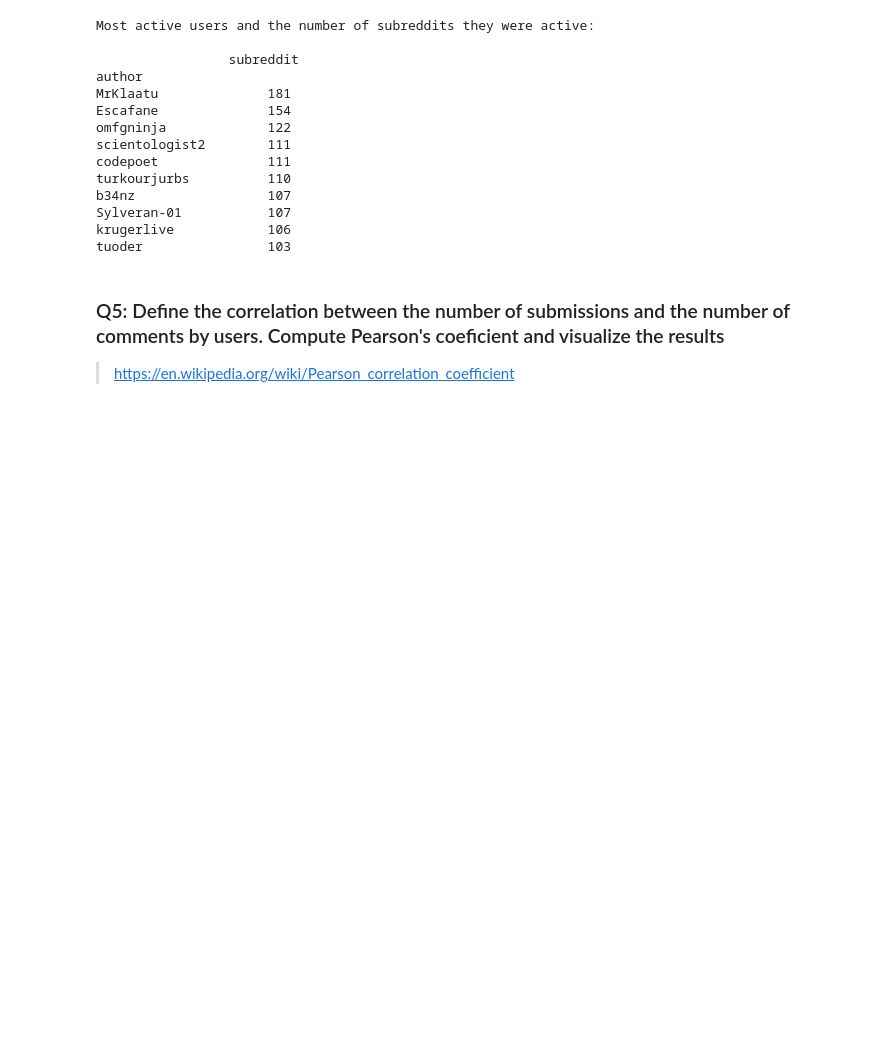
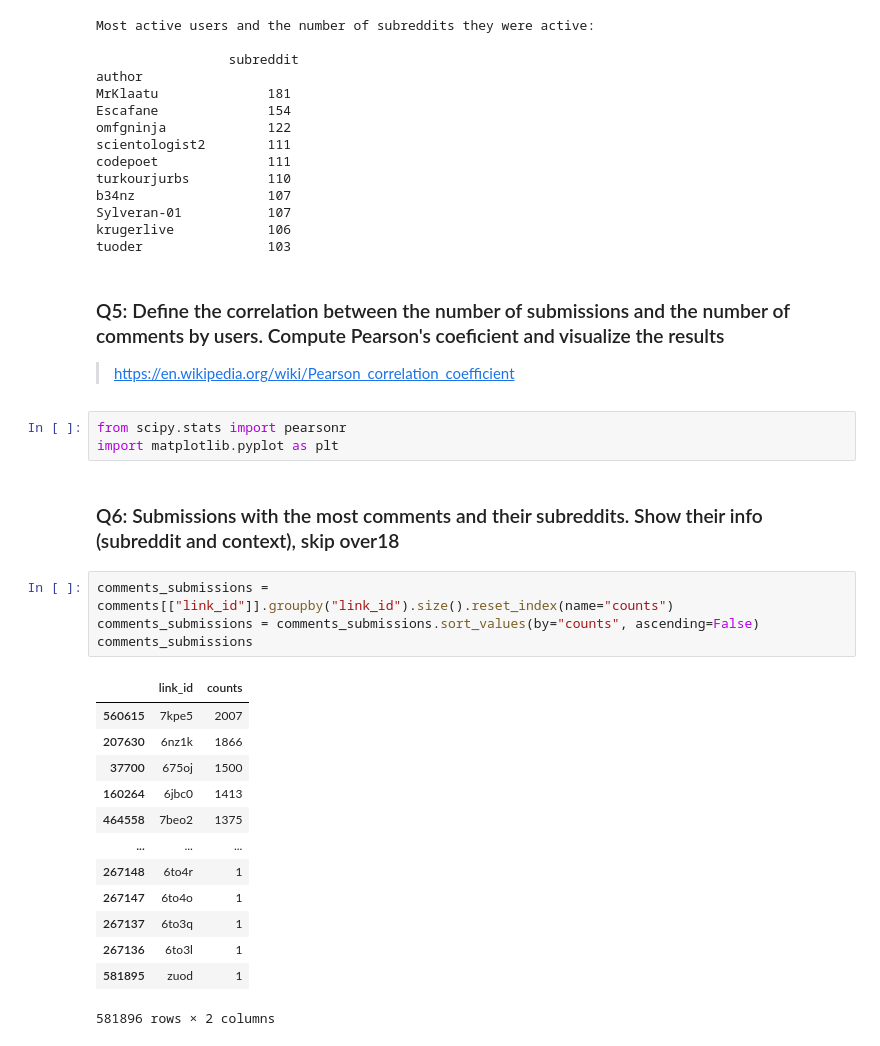
Before and after one commit to milicevicMarko/Reddit2008-Analysis, a Jupyter notebook: Static analysis.ipynb, the cells around one changed output. Cells and saved outputs as stored; diff of their text form; blank space fills up the shorter version.

```diff
--- a/Static analysis.ipynb
+++ b/Static analysis.ipynb
@@ -184,3 +184,26 @@ tuoder                103
 ### Q5: Define the correlation between the number of submissions and the number of comments by users. Compute Pearson's coeficient and visualize the results
 
 > https://en.wikipedia.org/wiki/Pearson_correlation_coefficient
+# %%
+from scipy.stats import pearsonr
+import matplotlib.pyplot as plt
+# %% [markdown]
+### Q6: Submissions with the most comments and their subreddits. Show their info (subreddit and context),  skip over18
+# %%
+comments_submissions = comments[["link_id"]].groupby("link_id").size().reset_index(name="counts")
+comments_submissions = comments_submissions.sort_values(by="counts", ascending=False)
+comments_submissions
+# %% [output]
+|  | link_id | counts |
+| 560615 | 7kpe5 | 2007 |
+| 207630 | 6nz1k | 1866 |
+| 37700 | 675oj | 1500 |
+| 160264 | 6jbc0 | 1413 |
+| 464558 | 7beo2 | 1375 |
+| ... | ... | ... |
+| 267148 | 6to4r | 1 |
+| 267147 | 6to4o | 1 |
+| 267137 | 6to3q | 1 |
+| 267136 | 6to3l | 1 |
+| 581895 | zuod | 1 |
+581896 rows × 2 columns
```
Also changed, not shown: parts of 5 cells of this notebook.
